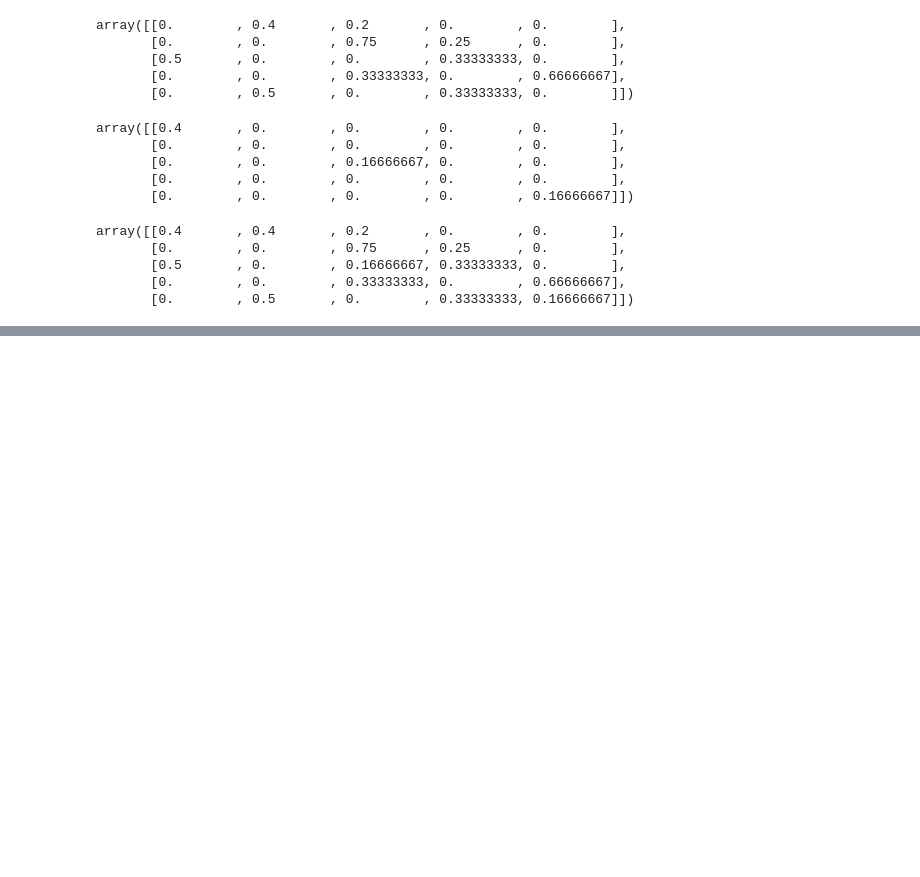
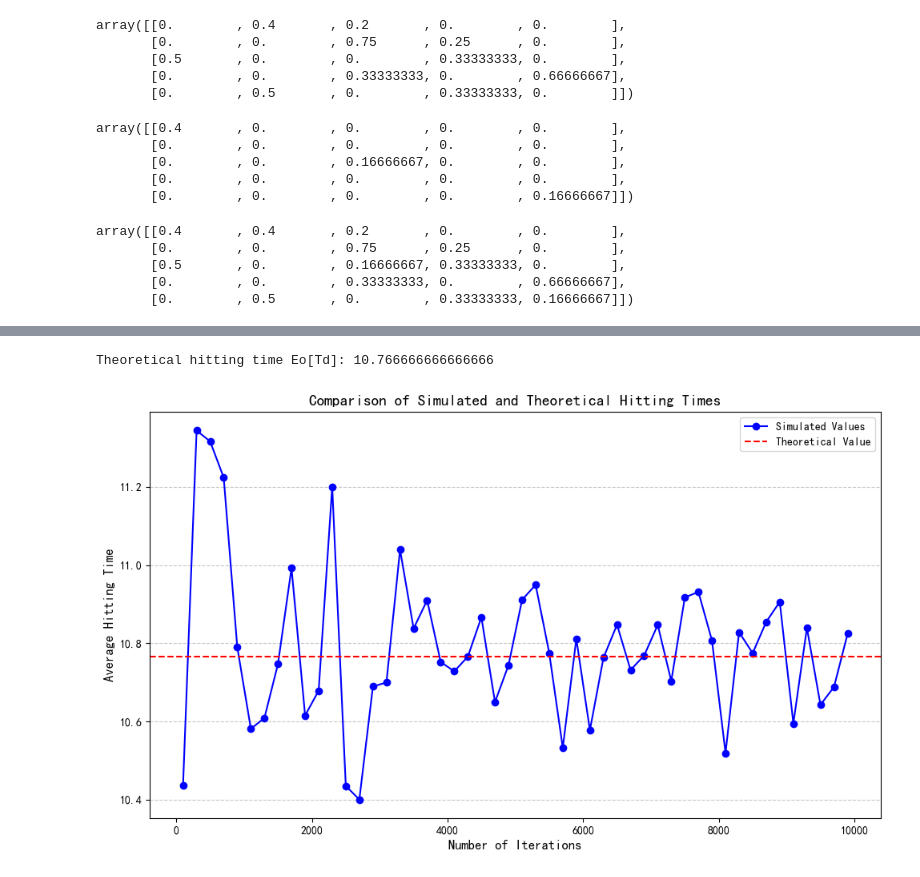
Before and after one commit to Decade-rider/Network_Dynamics_and_Learning_Homeworks, a Jupyter notebook: Homework2/Homework_2_pcl.ipynb, the cells around one changed output, grey strips where cells are left out. Drawn from its saved outputs; the diff is of its cells as text; code cells hidden in the pictures; blank space fills up the shorter version.

```diff
--- a/Homework2/Homework_2_pcl.ipynb
+++ b/Homework2/Homework_2_pcl.ipynb
@@ -274,0 +338,43 @@ Simulated average return time on node a: 6.1463657563934895
+# %%
+# Compute the theoretical hitting time Eo[Td]
+# 设置目标节点
+target_node = node_indices['d']
+# 从转移矩阵P_bar中移除目标节点
+p_reduced = np.delete(np.delete(P_bar, target_node, axis=0),  target_node, axis=1)
+# 求解排除目标节点后的线性方程组从而计算理论击中时间
+n = p_reduced.shape[0]
+I = np.eye(n)
+b = np.ones(n)  / omega_star
+# 计算排除目标节点d后的所有节点的理论击中时间
+h_reduced = np.linalg.solve(I - p_reduced, b)
+# 插入目标节点的理论击中时间为0(因为目标节点不需要时间到达)
+h = np.insert(h_reduced, target_node, 0)
+# 计算从节点o到节点d的理论击中时间
+E_o_T_d = h[node_indices['o']]
+print("Theoretical hitting time Eo[Td]:", E_o_T_d)
+# %% [output]
+Theoretical hitting time Eo[Td]: 10.766666666666666
+# %%
+### Simulate many hitting-times
+simulation_value_list = []
+num_simulations_list = range(100, 10000, 200)
+for num in num_simulations_list:
+    simulation_value_list.append(get_particle_simulation_time(source='o', target='d',num_simulations=num))
+# %%
+### Plot the simulation results and compare with the theoretical value
+plt.figure(figsize=(10, 6))
+plt.plot(num_simulations_list, simulation_value_list, label='Simulated Values', marker='o', linestyle='-', color='blue')
+plt.axhline(y=E_o_T_d, color='red', linestyle='--', label='Theoretical Value')
+
+# Add labels, legend, and title
+plt.xlabel('Number of Iterations', fontsize=12)
+plt.ylabel('Average Hitting Time', fontsize=12)
+plt.title('Comparison of Simulated and Theoretical Hitting Times', fontsize=14)
+plt.legend()
+plt.grid(axis='y', linestyle='--', alpha=0.7)
+
+# Show the plot
+plt.tight_layout()
+plt.show()
+# %% [output]
+[figure, added]
```
Also changed, not shown: parts of 12 cells of this notebook.
